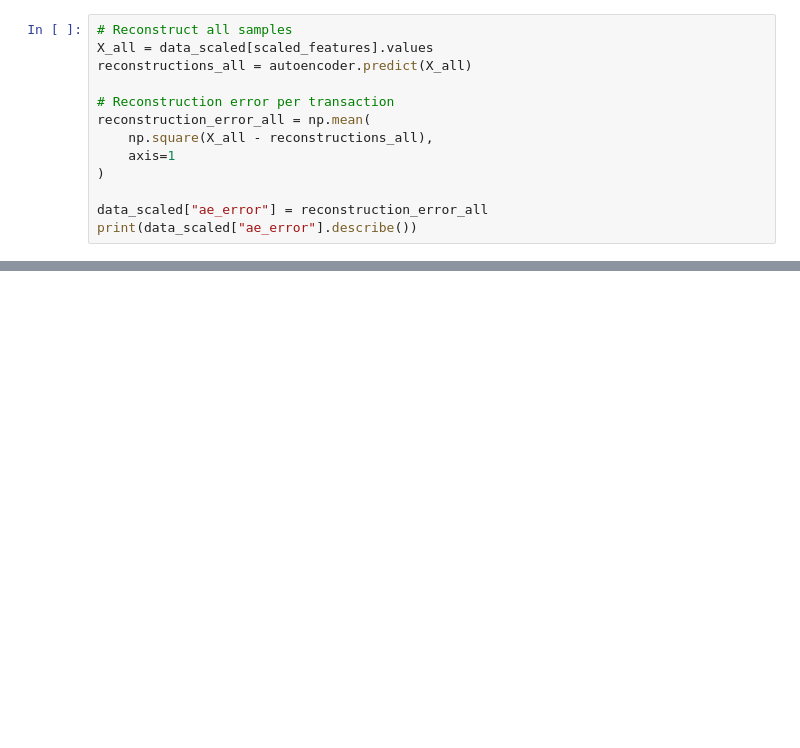
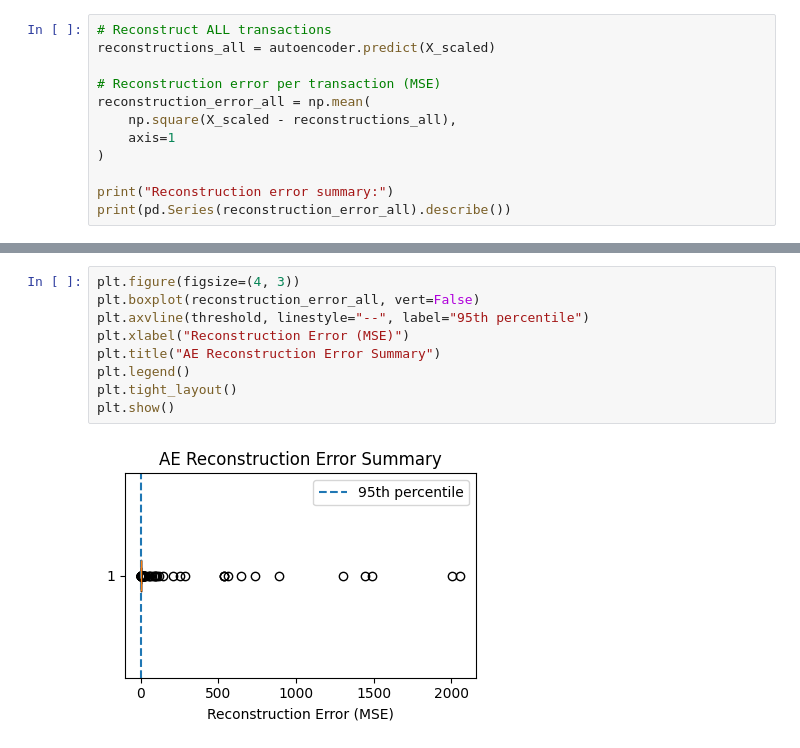
Before and after one commit to minaozdogan/Blockchain-Smart-Contract-Transaction-Anomaly-Detection-Project, a Jupyter notebook: notebooks/autoencoder.ipynb, the cells around one changed output, grey strips where cells are left out. Saved outputs shown, nothing was run; the diff lists cells and outputs as text; blank space fills up the shorter version.

```diff
--- a/notebooks/autoencoder.ipynb
+++ b/notebooks/autoencoder.ipynb
@@ -61,13 +135,12 @@ history = autoencoder.fit(
 # %%
-# Reconstruct all samples
-X_all = data_scaled[scaled_features].values
-reconstructions_all = autoencoder.predict(X_all)
+# Reconstruct ALL transactions
+reconstructions_all = autoencoder.predict(X_scaled)
 
-# Reconstruction error per transaction
+# Reconstruction error per transaction (MSE)
 reconstruction_error_all = np.mean(
-    np.square(X_all - reconstructions_all),
+    np.square(X_scaled - reconstructions_all),
     axis=1
 )
 
-data_scaled["ae_error"] = reconstruction_error_all
-print(data_scaled["ae_error"].describe())
+print("Reconstruction error summary:")
+print(pd.Series(reconstruction_error_all).describe())
@@ -105,0 +263,11 @@ plt.show()
+# %%
+plt.figure(figsize=(4, 3))
+plt.boxplot(reconstruction_error_all, vert=False)
+plt.axvline(threshold, linestyle="--", label="95th percentile")
+plt.xlabel("Reconstruction Error (MSE)")
+plt.title("AE Reconstruction Error Summary")
+plt.legend()
+plt.tight_layout()
+plt.show()
+# %% [output]
+[figure, added]
```
Also changed, not shown: parts of 13 cells of this notebook.
